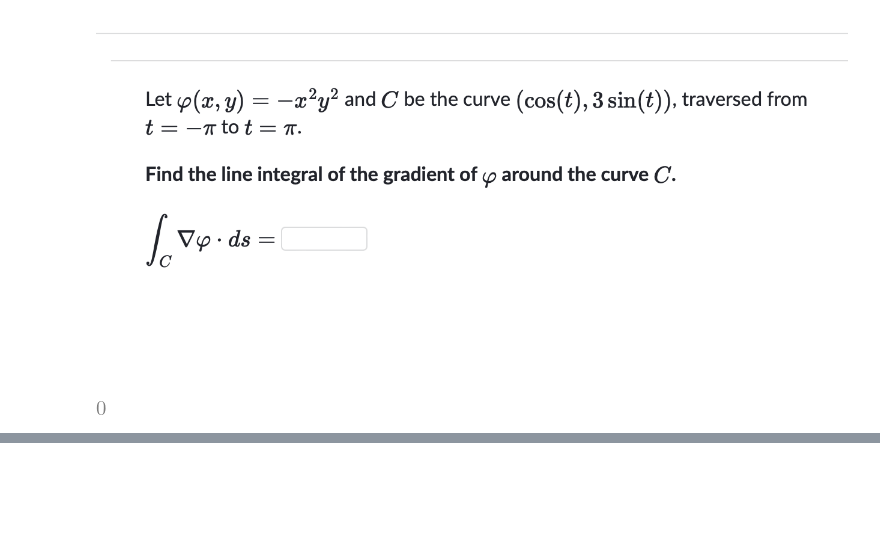
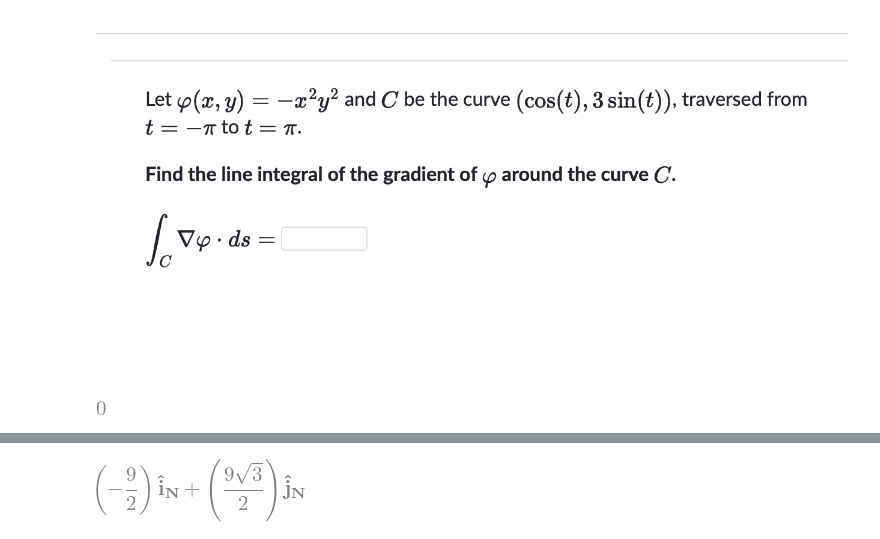
Before and after one commit to VrindavanSanap/sympy, a Jupyter notebook: notebook.ipynb, the cells around one changed output, grey strips where cells are left out. Cells and saved outputs as stored; diff of their text form; code cells hidden in the pictures; blank space fills up the shorter version.

```diff
--- a/notebook.ipynb
+++ b/notebook.ipynb
@@ -198,0 +249,16 @@ phi.subs(t, -pi) - phi.subs(t, pi)
+# %%
+# Define the coordinate system
+N = CoordSys3D('N')
+
+# Define the parameters
+phi, r, theta = symbols('phi r theta')
+
+
+# Define the parametric equations for the surface
+surface = r * cos(theta) * sin(phi) * N.i + r * sin(theta) *sin(phi)* N.j         + r* cos(phi) *N.k
+
+normal = surface.diff(theta).cross(surface.diff(phi))
+
+-normal.subs(r, 3).subs(theta, (2*pi)/3).subs(phi, pi/2)
+# %% [output]
+[figure, added]
```
Also changed, not shown: parts of 20 cells of this notebook.
